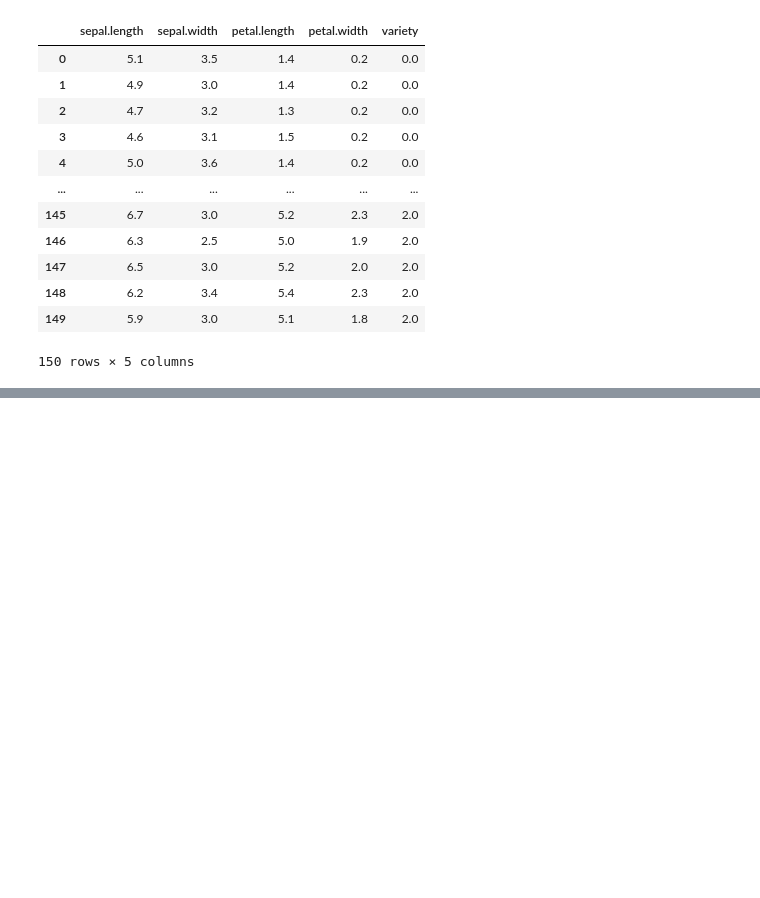
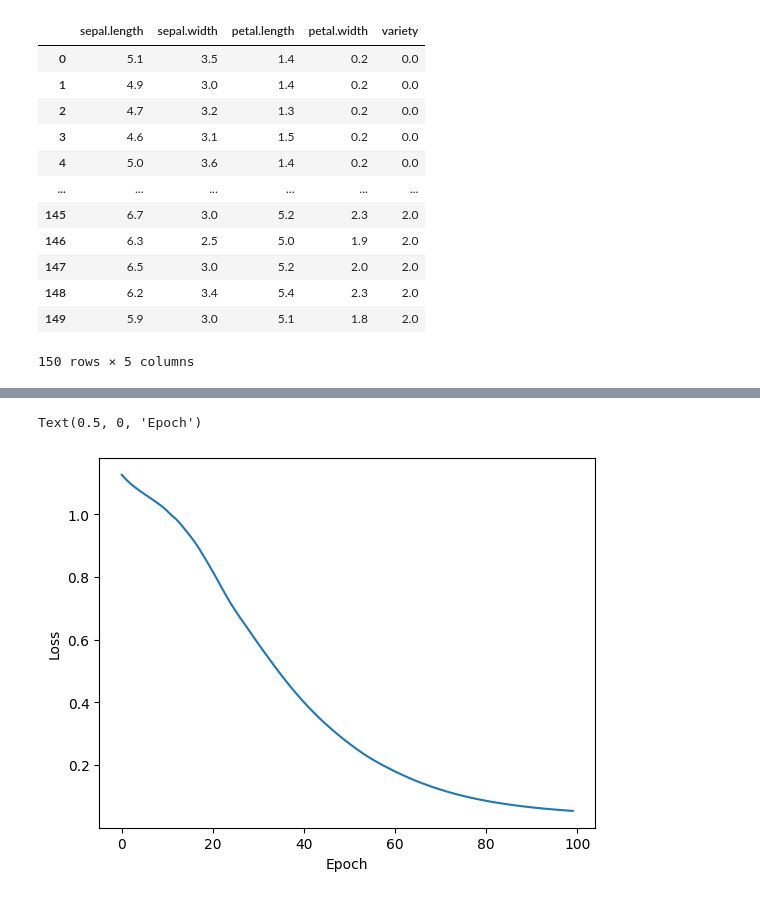
Before and after one commit to Dev-jalexx/Pytorch, a Jupyter notebook: Welcome_To_Colab.ipynb, the cells around one changed output, grey strips where cells are left out. Saved outputs shown, nothing was run; the diff lists cells and outputs as text; code cells hidden in the pictures; blank space fills up the shorter version.

```diff
--- a/Welcome_To_Colab.ipynb
+++ b/Welcome_To_Colab.ipynb
@@ -81,3 +81,20 @@ y_test = torch.LongTensor(y_test)
 criterion = nn.CrossEntropyLoss()
 # Choose Adam Optimizer, lr = learning rate (if error doesn't go down after a bunch of iterations (epochs), lower our learning rate)
 optimizer = torch.optim.Adam(model.parameters(), lr=0.01)
+# %%
+# Train our model
+epochs =  100
+losses = []
+for i in range(epochs):
+  # Make prediction
+  y_pred = model.forward(X_train)
+  # Measure the loss
+  loss = criterion(y_pred, y_train)
+  losses.append(loss.detach().numpy())
+  # Print every 1oth epoch
+  if i % 10 == 0:
+    print(f'Epoch: {i} Loss: {loss}')
+  # Back Propagation
+  optimizer.zero_grad()
+  loss.backward()
+  optimizer.step()
@@ -83,0 +112,8 @@ optimizer = torch.optim.Adam(model.parameters(), lr=0.01)
+# %%
+# Graph
+plt.plot(range(epochs), losses)
+plt.ylabel('Loss')
+plt.xlabel('Epoch')
+# %% [output]
+Text(0.5, 0, 'Epoch')
+[figure, added]
```
Also changed, not shown: parts of 9 cells of this notebook.
